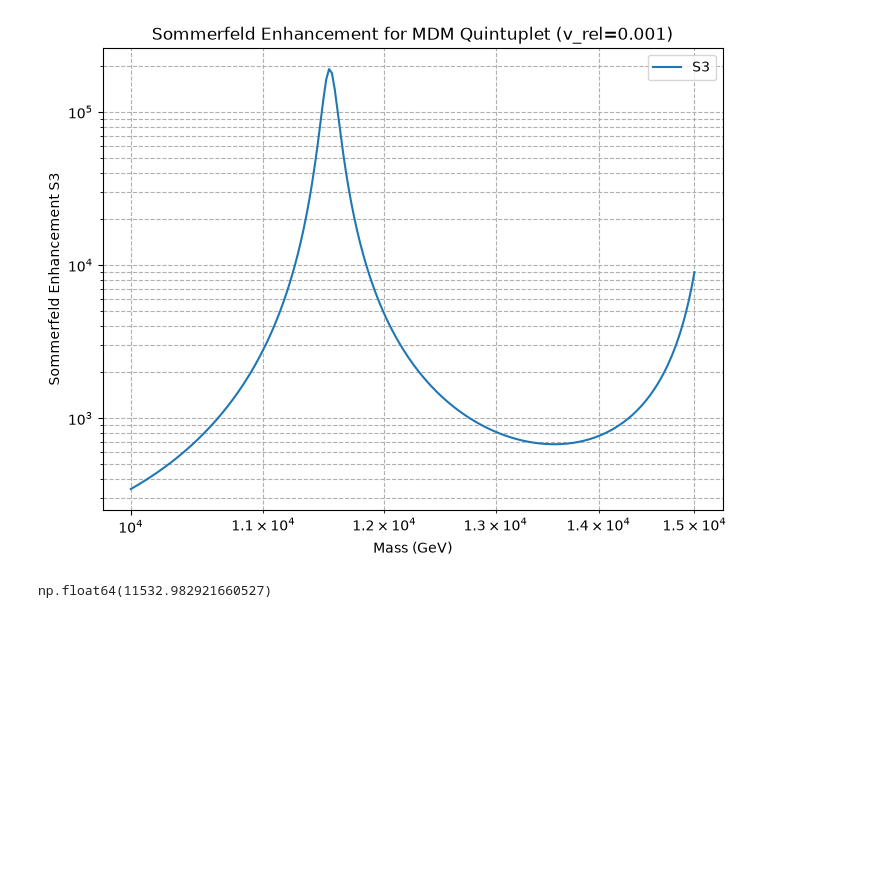
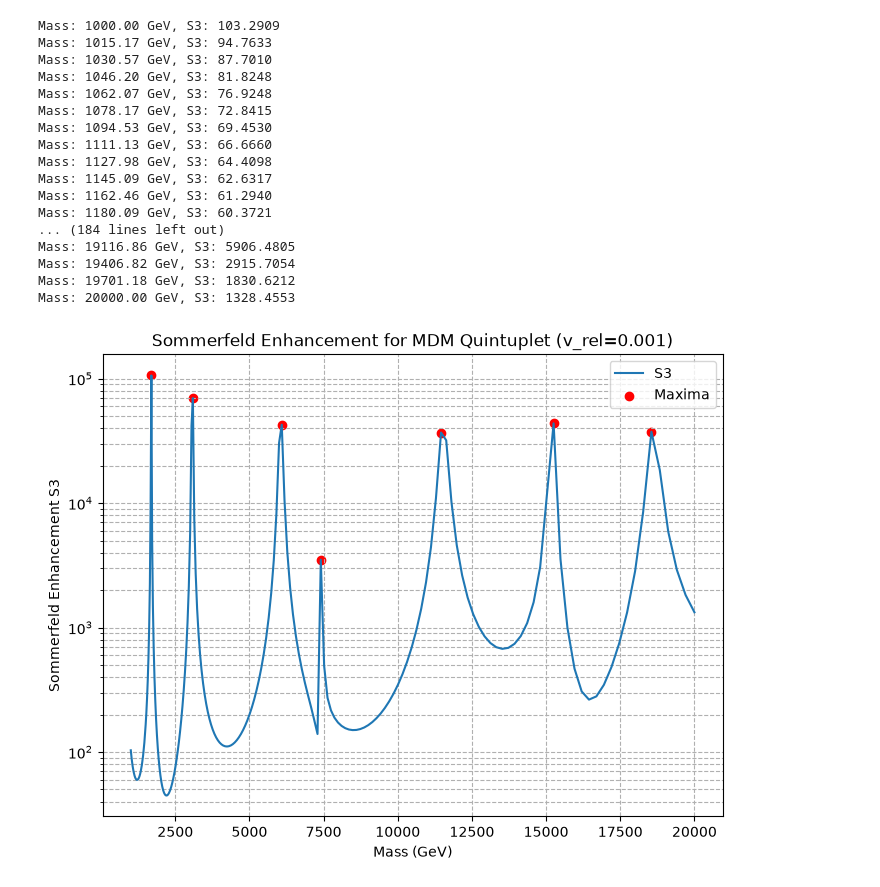
Before and after one commit to QuantumPanda03/sommerfeld-mdm, a Jupyter notebook: notebooks/mdm_mass_scan.ipynb, the cells around one changed output. Cells and saved outputs as stored; diff of their text form; code cells hidden in the pictures; blank space fills up the shorter version.

```diff
--- a/notebooks/mdm_mass_scan.ipynb
+++ b/notebooks/mdm_mass_scan.ipynb
@@ -7,37 +7,69 @@ import matplotlib.pyplot as plt
 v_rel = 0.001
 Mw = 80.379
 
-masses = np.logspace(4, np.log10(15000), 200)
+masses = np.logspace(3, np.log10(20000), 200)
 S3_vals = np.zeros(len(masses))
 
 for M in masses:
     p = M * v_rel / 2
-    x_inf = max(100.0, 10.0 * p / Mw)
+    x_inf = 10.0 * p / Mw
     V_inf, V_eff, Gamma = mdm_quintupletQ0S0(M)
     T = sommerfeld(
         M=M,
-        v_rel=v_rel/2,
+        v_rel=v_rel,
         V_inf=V_inf,
         V_eff=V_eff,
         x_inf=x_inf
     )
     T_conj = T.conj().T
     S3_vals[np.where(masses == M)] = (T_conj @ Gamma @ T)[2, 2].real / Gamma[2, 2]
-
-S3_max = np.max(S3_vals)
-mass_max = masses[np.argmax(S3_vals)]
-
-plt.figure(figsize=(8, 6))
-plt.loglog(masses, S3_vals, label="S3")
-plt.xlabel("Mass (GeV)")
-plt.ylabel("Sommerfeld Enhancement S3")
-plt.title(f"Sommerfeld Enhancement for MDM Quintuplet (v_rel={v_rel})")
-plt.grid(True, which="both", ls="--")
-plt.legend()
-plt.show()
+    print(f"Mass: {M:.2f} GeV, S3: {S3_vals[np.where(masses == M)][0]:.4f}")
 # %% [output]
-[figure, removed]
+Mass: 1000.00 GeV, S3: 103.2909
+Mass: 1015.17 GeV, S3: 94.7633
+Mass: 1030.57 GeV, S3: 87.7010
+Mass: 1046.20 GeV, S3: 81.8248
+Mass: 1062.07 GeV, S3: 76.9248
+Mass: 1078.17 GeV, S3: 72.8415
+Mass: 1094.53 GeV, S3: 69.4530
+Mass: 1111.13 GeV, S3: 66.6660
+Mass: 1127.98 GeV, S3: 64.4098
+Mass: 1145.09 GeV, S3: 62.6317
+Mass: 1162.46 GeV, S3: 61.2940
+Mass: 1180.09 GeV, S3: 60.3721
+... (184 lines left out)
+Mass: 19116.86 GeV, S3: 5906.4805
+Mass: 19406.82 GeV, S3: 2915.7054
+Mass: 19701.18 GeV, S3: 1830.6212
+Mass: 20000.00 GeV, S3: 1328.4553
 # %%
-mass_max
+# Identify the three maximum Sommerfeld factors in the three different ranges
+S3_max1 = np.max(S3_vals[(1000 <= masses) & (masses <= 2500)])
+S3_max2 = np.max(S3_vals[(2500 < masses) & (masses <= 5000)])
+S3_max3 = np.max(S3_vals[(5000 < masses) & (masses <= 7000)])
+S3_max4 = np.max(S3_vals[(7000 < masses) & (masses <= 10000)])
+S3_max5 = np.max(S3_vals[(10000 <= masses) & (masses <= 12000)])
+S3_max6 = np.max(S3_vals[(14000 < masses) & (masses < 16000)])
+S3_max7 = np.max(S3_vals[(17000 < masses) & (masses < 20000)])
+
+mass_max1 = masses[(1000 <= masses) & (masses <= 2500)][np.argmax(S3_vals[(1000 <= masses) & (masses <= 2500)])]
+mass_max2 = masses[(2500 < masses) & (masses <= 5000)][np.argmax(S3_vals[(2500 < masses) & (masses <= 5000)])]
+mass_max3 = masses[(5000 < masses) & (masses <= 7000)][np.argmax(S3_vals[(5000 < masses) & (masses <= 7000)])]
+mass_max4 = masses[(7000 < masses) & (masses <= 10000)][np.argmax(S3_vals[(7000 < masses) & (masses <= 10000)])]
+mass_max5 = masses[(10000 <= masses) & (masses <= 12000)][np.argmax(S3_vals[(10000 <= masses) & (masses <= 12000)])]
+mass_max6 = masses[(14000 < masses) & (masses < 16000)][np.argmax(S3_vals[(14000 < masses) & (masses < 16000)])]
+mass_max7 = masses[(17000 < masses) & (masses < 20000)][np.argmax(S3_vals[(17000 < masses) & (masses < 20000)])]
+
+
+plt.figure(figsize=(8, 6))
+plt.plot(masses, S3_vals, label="S3")
+plt.scatter([mass_max1, mass_max2, mass_max3, mass_max4, mass_max5, mass_max6, mass_max7], [S3_max1, S3_max2, S3_max3, S3_max4, S3_max5, S3_max6, S3_max7], color='red', label='Maxima')
+plt.yscale("log")
+plt.xlabel("Mass (GeV)")
+plt.ylabel("Sommerfeld Enhancement S3")
+plt.title(f"Sommerfeld Enhancement for MDM Quintuplet (v_rel={v_rel})")
+plt.grid(True, which="both", ls="--")
+plt.legend()
+plt.show()
 # %% [output]
-np.float64(11532.982921660527)
+[figure, added]
```
Also changed, not shown: parts of 6 cells of this notebook, 3 other files.
